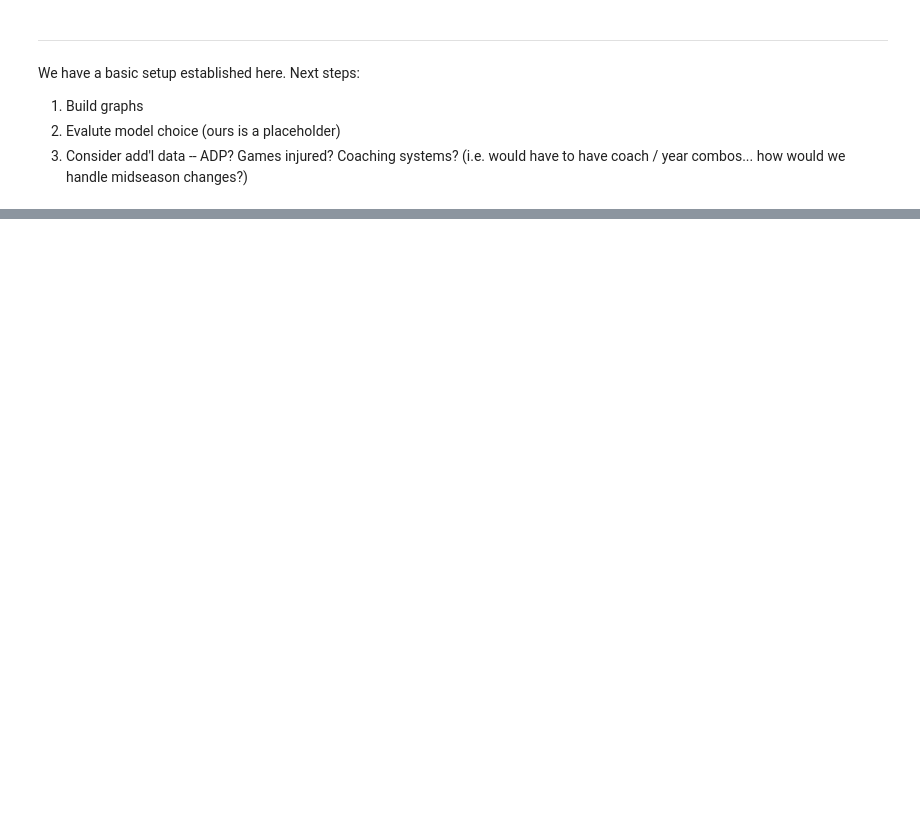
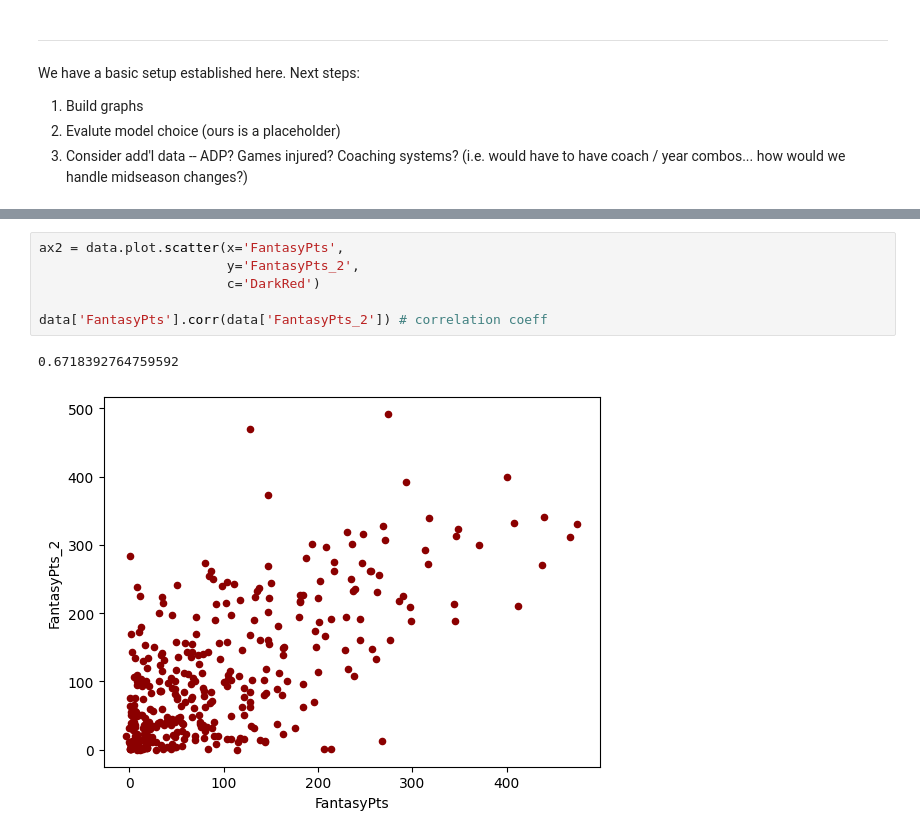
Before and after one commit to danemiles/projects, a Jupyter notebook: FF_Draft_Prep_2023.ipynb, the cells around one changed output, grey strips where cells are left out. Cells and saved outputs as stored; diff of their text form; blank space fills up the shorter version.

```diff
--- a/FF_Draft_Prep_2023.ipynb
+++ b/FF_Draft_Prep_2023.ipynb
@@ -568,0 +638,9 @@ Next steps:
+# %%
+ax2 = data.plot.scatter(x='FantasyPts',
+                        y='FantasyPts_2',
+                        c='DarkRed')
+
+data['FantasyPts'].corr(data['FantasyPts_2']) # correlation coeff
+# %% [output]
+0.6718392764759592
+[figure, added]
```
Also changed, not shown: parts of 20 cells of this notebook.
